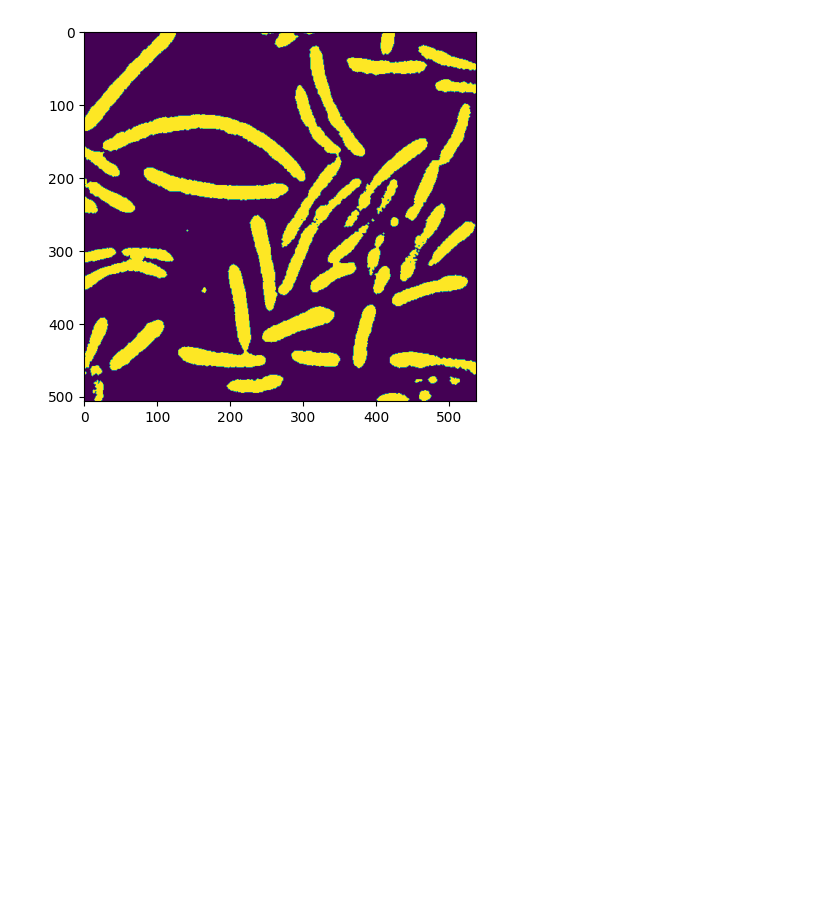
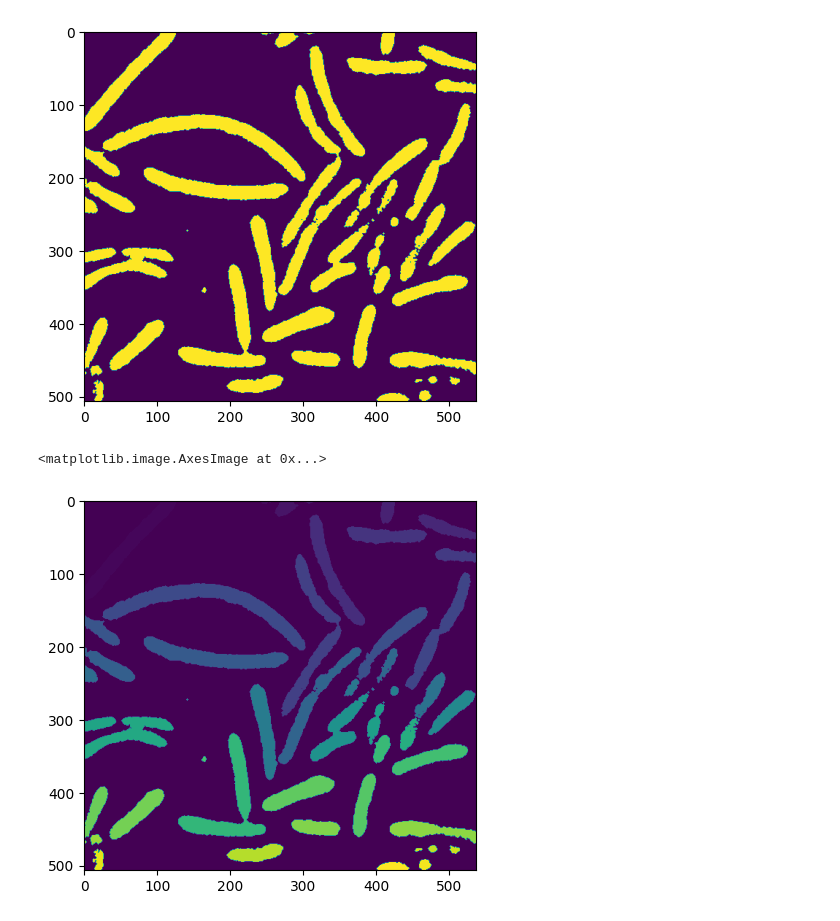
Before and after one commit to rtbo/ml, a Jupyter notebook: 16_scipy.ipynb, the cells around one changed output. Saved outputs shown, nothing was run; the diff lists cells and outputs as text; code cells hidden in the pictures; blank space fills up the shorter version.

```diff
--- a/16_scipy.ipynb
+++ b/16_scipy.ipynb
@@ -172,3 +172,9 @@ plt.imshow(open_x)
 # %% [output]
 <matplotlib.image.AxesImage at 0x...>
 [figure]
+# %%
+label_img, nlabels = ndimage.label(open_x)
+plt.imshow(label_img)
+# %% [output]
+<matplotlib.image.AxesImage at 0x...>
+[figure, added]
```
Also changed, not shown: parts of 8 cells of this notebook, 1 other file.
